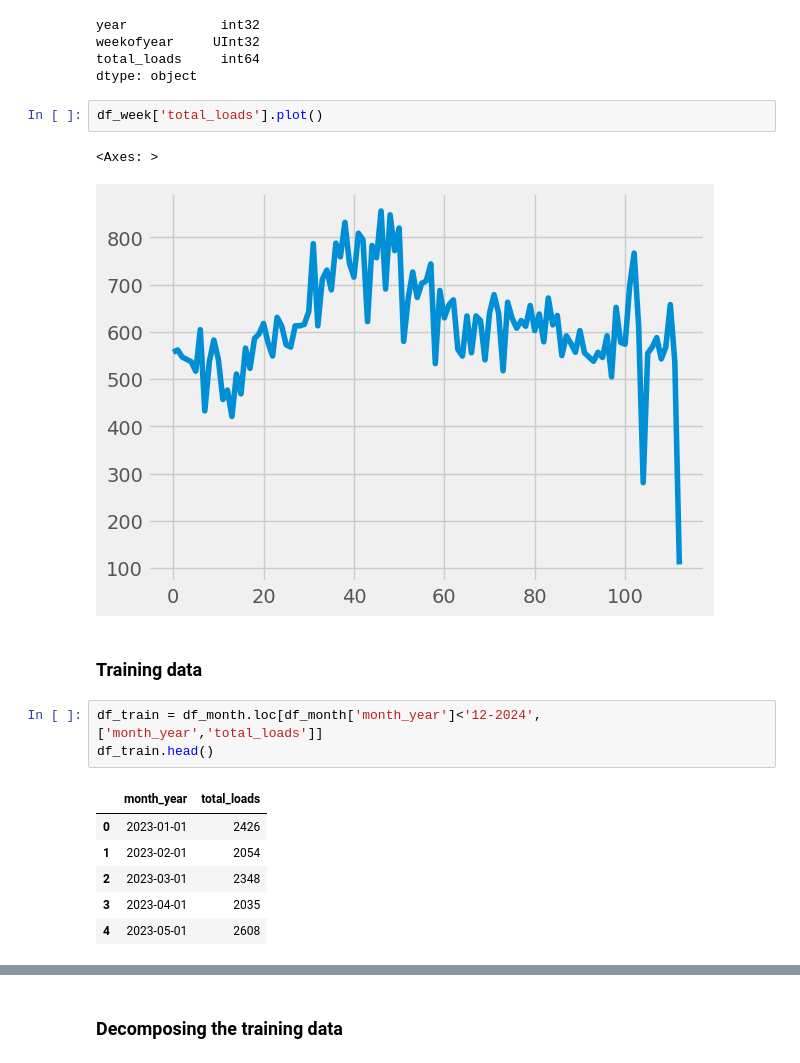
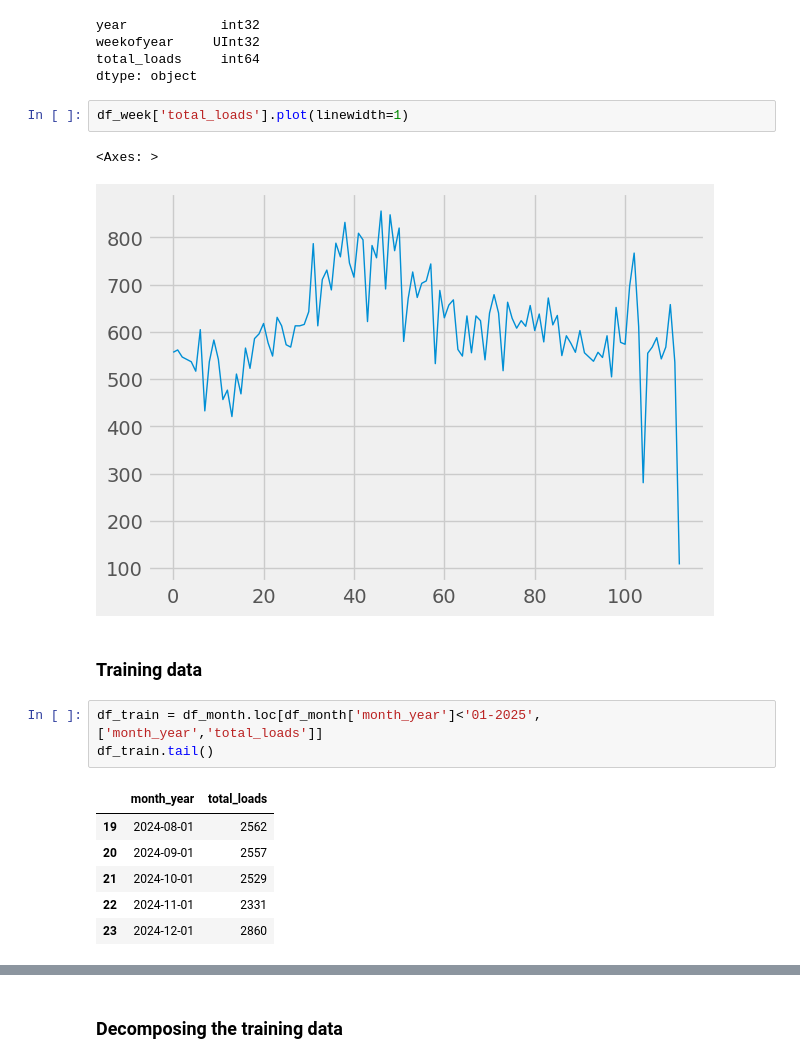
Before and after one commit to diogojfr/time_series_studies, a Jupyter notebook: Daily Loads.ipynb, the cells around one changed output, grey strips where cells are left out. Saved outputs shown, nothing was run; the diff lists cells and outputs as text.

```diff
--- a/Daily Loads.ipynb
+++ b/Daily Loads.ipynb
@@ -183,19 +207,19 @@ weekofyear     UInt32
 total_loads     int64
 dtype: object
 # %%
-df_week['total_loads'].plot()
+df_week['total_loads'].plot(linewidth=1)
 # %% [output]
 <Axes: >
-[figure, old version]
+[figure, new version]
 # %% [markdown]
 ### Training data
 # %%
-df_train = df_month.loc[df_month['month_year']<'12-2024', ['month_year','total_loads']]
-df_train.head()
+df_train = df_month.loc[df_month['month_year']<'01-2025', ['month_year','total_loads']]
+df_train.tail()
 # %% [output]
 |  | month_year | total_loads |
-| 0 | 2023-01-01 | 2426 |
-| 1 | 2023-02-01 | 2054 |
-| 2 | 2023-03-01 | 2348 |
-| 3 | 2023-04-01 | 2035 |
-| 4 | 2023-05-01 | 2608 |
+| 19 | 2024-08-01 | 2562 |
+| 20 | 2024-09-01 | 2557 |
+| 21 | 2024-10-01 | 2529 |
+| 22 | 2024-11-01 | 2331 |
+| 23 | 2024-12-01 | 2860 |
```
Also changed, not shown: parts of 13 cells of this notebook.
